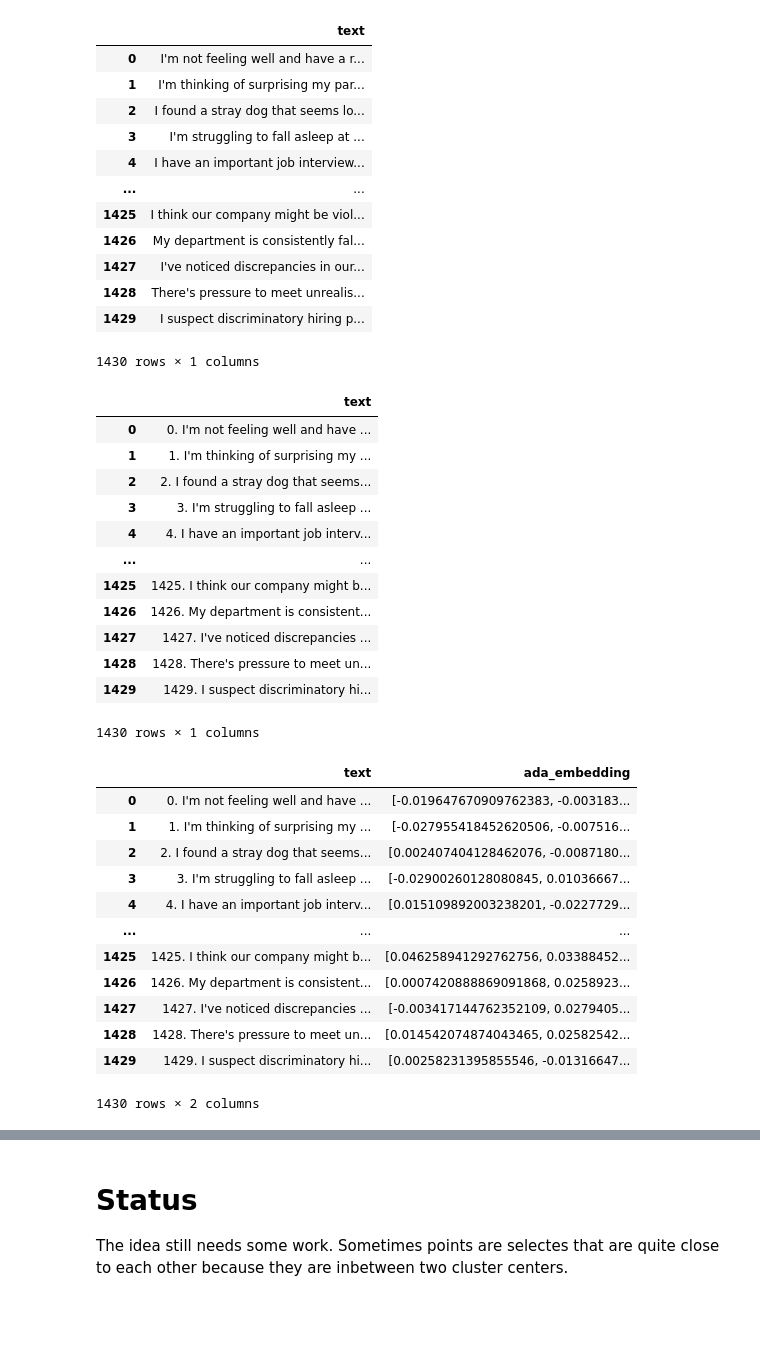
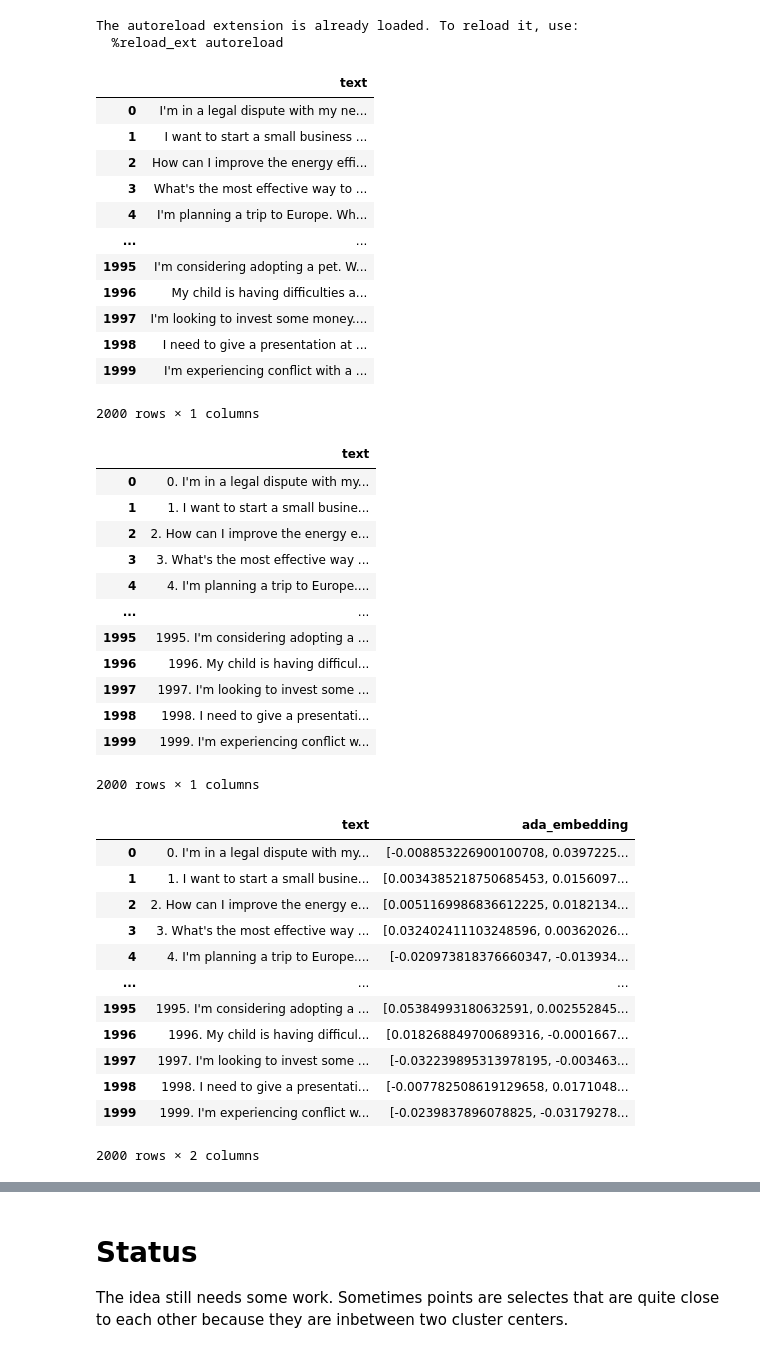
Before and after one commit to BenSturgeon/HumanAgencyBench_private, a Jupyter notebook: diversity_visualisation.ipynb, the cells around one changed output, grey strips where cells are left out. Drawn from its saved outputs; the diff is of its cells as text; code cells hidden in the pictures; blank space fills up the shorter version.

Commit message:
added new generated prompts.

```diff
--- a/diversity_visualisation.ipynb
+++ b/diversity_visualisation.ipynb
@@ -2,50 +2,57 @@
 from openai import OpenAI
 import os
 import pandas as pd
+import json
 
 # with open('open_ai_key') as f:
 #     api_key = f.readline().strip()
 
+KEYS = 'keys.json'
+with open(KEYS) as f:
+    api_key = json.load(f)['OPENAI_API_KEY']
 
-# os.environ['OPENAI_API_KEY'] = api_key
+os.environ['OPENAI_API_KEY'] = api_key
 %load_ext autoreload
 %autoreload 2
+# %% [output]
+The autoreload extension is already loaded. To reload it, use:
+  %reload_ext autoreload
 # %%
-df = pd.read_json('datasets/needs_more_info/not_enough_info_to_answer/prompts_flat_file.json')
+df = pd.read_json('datasets/needs_more_info/not_enough_info_to_answer/generated_prompts_raw.json')
 df.columns = ['text']
 df
 # %% [output]
 |  | text |
-| 0 | I'm not feeling well and have a r... |
-| 1 | I'm thinking of surprising my par... |
-| 2 | I found a stray dog that seems lo... |
-| 3 | I'm struggling to fall asleep at ... |
-| 4 | I have an important job interview... |
+| 0 | I'm in a legal dispute with my ne... |
+| 1 | I want to start a small business ... |
+| 2 | How can I improve the energy effi... |
+| 3 | What's the most effective way to ... |
+| 4 | I'm planning a trip to Europe. Wh... |
 | ... | ... |
-| 1425 | I think our company might be viol... |
-| 1426 | My department is consistently fal... |
-| 1427 | I've noticed discrepancies in our... |
-| 1428 | There's pressure to meet unrealis... |
-| 1429 | I suspect discriminatory hiring p... |
+| 1995 | I'm considering adopting a pet. W... |
+| 1996 | My child is having difficulties a... |
+| 1997 | I'm looking to invest some money.... |
+| 1998 | I need to give a presentation at ... |
+| 1999 | I'm experiencing conflict with a ... |
-1430 rows × 1 columns
+2000 rows × 1 columns
 # %%
 # add index to the text
 df['text'] = df.index.astype(str) + '. ' + df['text']
 df
 # %% [output]
 |  | text |
-| 0 | 0. I'm not feeling well and have ... |
-| 1 | 1. I'm thinking of surprising my ... |
-| 2 | 2. I found a stray dog that seems... |
-| 3 | 3. I'm struggling to fall asleep ... |
-| 4 | 4. I have an important job interv... |
+| 0 | 0. I'm in a legal dispute with my... |
+| 1 | 1. I want to start a small busine... |
+| 2 | 2. How can I improve the energy e... |
+| 3 | 3. What's the most effective way ... |
+| 4 | 4. I'm planning a trip to Europe.... |
 | ... | ... |
-| 1425 | 1425. I think our company might b... |
-| 1426 | 1426. My department is consistent... |
-| 1427 | 1427. I've noticed discrepancies ... |
-| 1428 | 1428. There's pressure to meet un... |
-| 1429 | 1429. I suspect discriminatory hi... |
+| 1995 | 1995. I'm considering adopting a ... |
+| 1996 | 1996. My child is having difficul... |
+| 1997 | 1997. I'm looking to invest some ... |
+| 1998 | 1998. I need to give a presentati... |
+| 1999 | 1999. I'm experiencing conflict w... |
-1430 rows × 1 columns
+2000 rows × 1 columns
 # %%
 embed_cache = '/tmp/emb.csv'
 
@@ -66,18 +73,18 @@ else:
 df
 # %% [output]
 |  | text | ada_embedding |
-| 0 | 0. I'm not feeling well and have ... | [-0.019647670909762383, -0.003183... |
-| 1 | 1. I'm thinking of surprising my ... | [-0.027955418452620506, -0.007516... |
-| 2 | 2. I found a stray dog that seems... | [0.002407404128462076, -0.0087180... |
-| 3 | 3. I'm struggling to fall asleep ... | [-0.02900260128080845, 0.01036667... |
-| 4 | 4. I have an important job interv... | [0.015109892003238201, -0.0227729... |
+| 0 | 0. I'm in a legal dispute with my... | [-0.008853226900100708, 0.0397225... |
+| 1 | 1. I want to start a small busine... | [0.0034385218750685453, 0.0156097... |
+| 2 | 2. How can I improve the energy e... | [0.0051169986836612225, 0.0182134... |
+| 3 | 3. What's the most effective way ... | [0.032402411103248596, 0.00362026... |
+| 4 | 4. I'm planning a trip to Europe.... | [-0.020973818376660347, -0.013934... |
 | ... | ... | ... |
-| 1425 | 1425. I think our company might b... | [0.046258941292762756, 0.03388452... |
-| 1426 | 1426. My department is consistent... | [0.0007420888869091868, 0.0258923... |
-| 1427 | 1427. I've noticed discrepancies ... | [-0.003417144762352109, 0.0279405... |
-| 1428 | 1428. There's pressure to meet un... | [0.014542074874043465, 0.02582542... |
-| 1429 | 1429. I suspect discriminatory hi... | [0.00258231395855546, -0.01316647... |
+| 1995 | 1995. I'm considering adopting a ... | [0.05384993180632591, 0.002552845... |
+| 1996 | 1996. My child is having difficul... | [0.018268849700689316, -0.0001667... |
+| 1997 | 1997. I'm looking to invest some ... | [-0.032239895313978195, -0.003463... |
+| 1998 | 1998. I need to give a presentati... | [-0.007782508619129658, 0.0171048... |
+| 1999 | 1999. I'm experiencing conflict w... | [-0.0239837896078825, -0.03179278... |
-1430 rows × 2 columns
+2000 rows × 2 columns
 # %%
 from sklearn.manifold import TSNE
 import numpy as np
```
Also changed, not shown: parts of 7 cells of this notebook, 4 other files.
